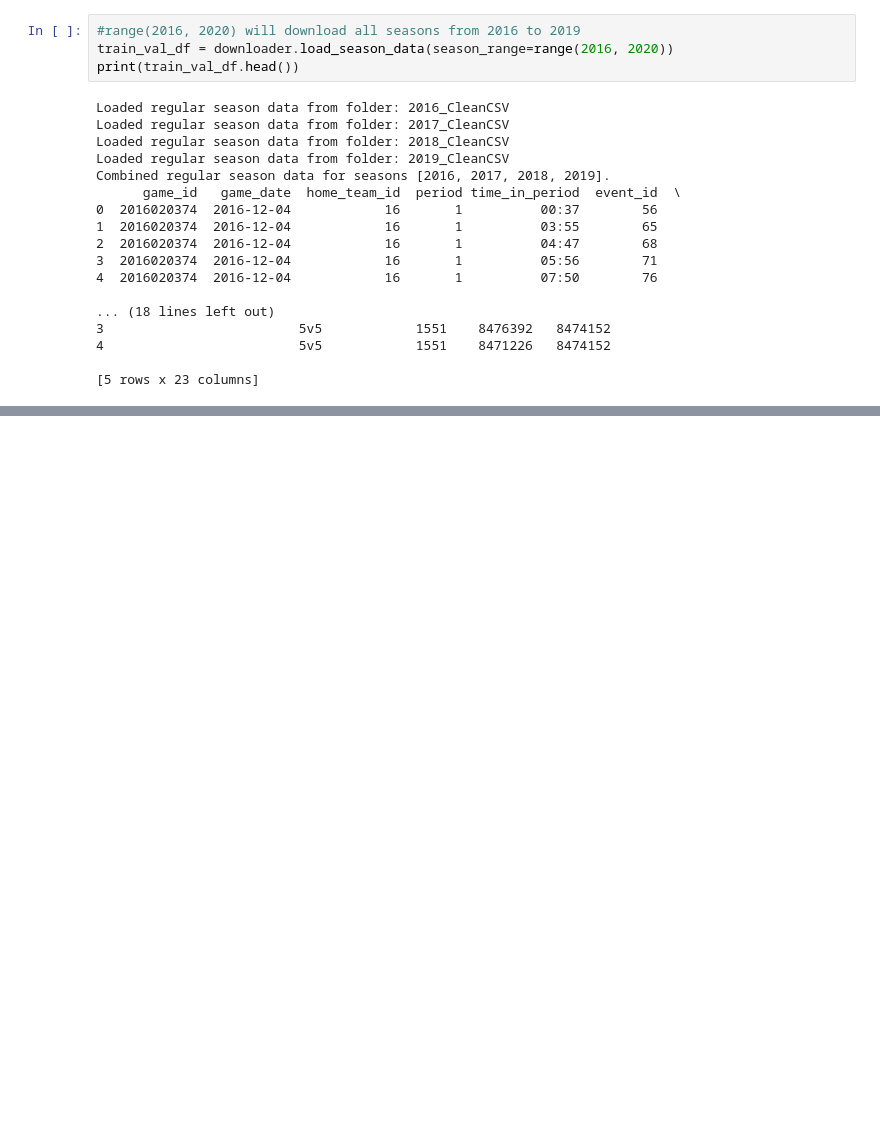
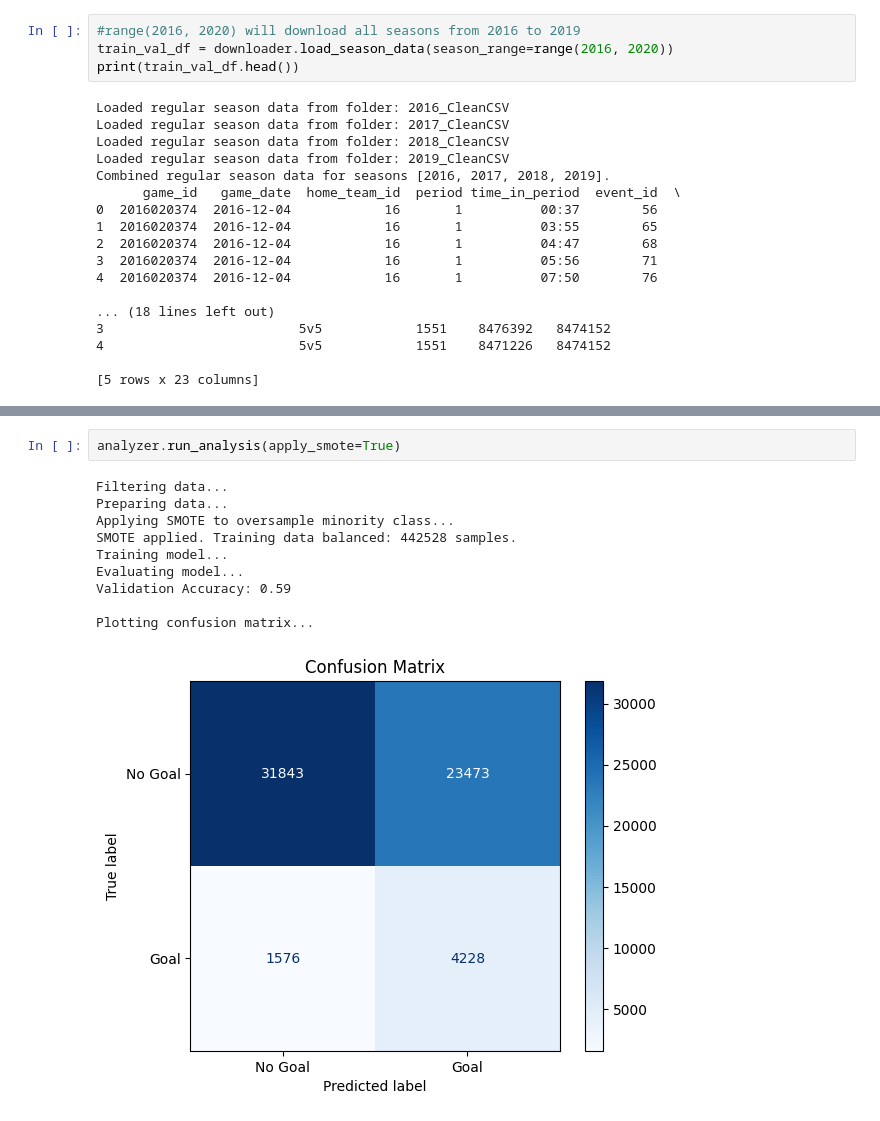
Before and after one commit to Faj1223/NHL-project, a Jupyter notebook: ift6758/notebooks/Qeustion3-milestone2.ipynb, the cells around one changed output, grey strips where cells are left out. Saved outputs shown, nothing was run; the diff lists cells and outputs as text; blank space fills up the shorter version.

```diff
--- a/ift6758/notebooks/Qeustion3-milestone2.ipynb
+++ b/ift6758/notebooks/Qeustion3-milestone2.ipynb
@@ -53,3 +40,16 @@ Potential Observations:
+# %%
+analyzer.run_analysis(apply_smote=True)
+# %% [output]
+Filtering data...
+Preparing data...
+Applying SMOTE to oversample minority class...
+SMOTE applied. Training data balanced: 442528 samples.
+Training model...
+Evaluating model...
+Validation Accuracy: 0.59
+
+Plotting confusion matrix...
+[figure, added]
 # %%
 analyzer.evaluate_probabilities()
 # %% [output]
```
Also changed, not shown: parts of 2 cells of this notebook, 2 other files.
